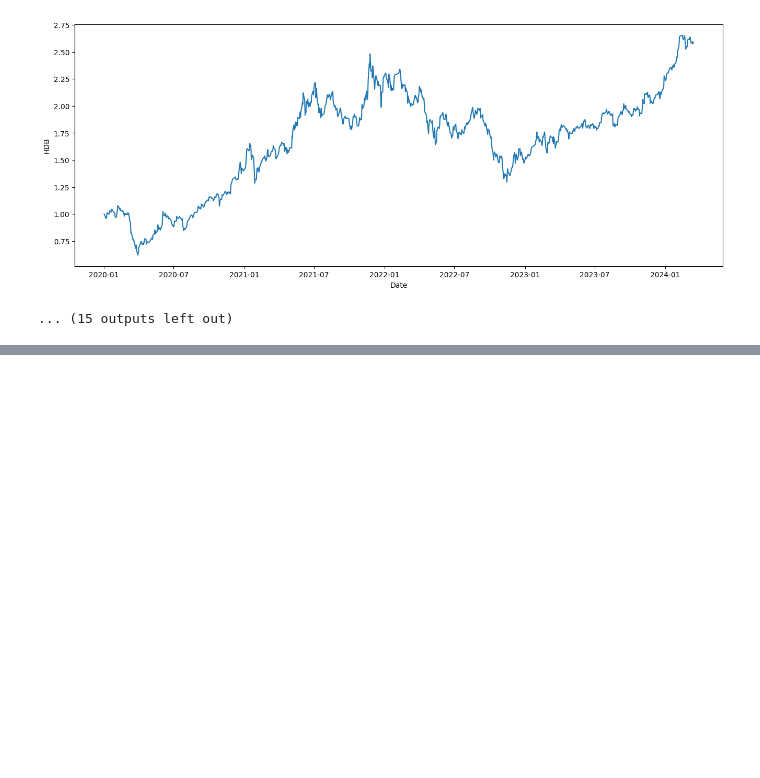
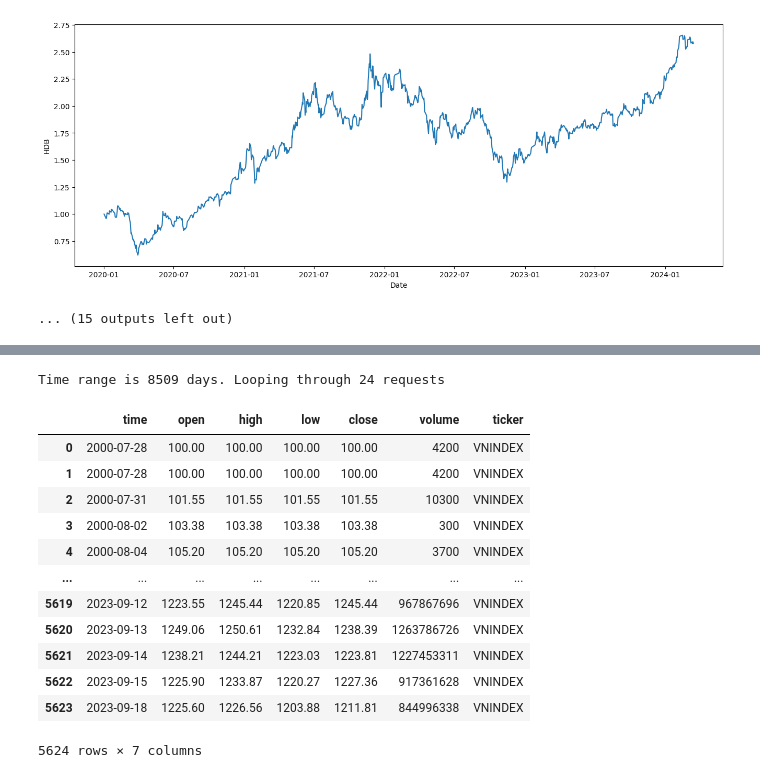
Before and after one commit to nvkhoa14/CAPM, a Jupyter notebook: VN30.ipynb, the cells around one changed output, grey strips where cells are left out. Drawn from its saved outputs; the diff is of its cells as text; code cells hidden in the pictures; blank space fills up the shorter version.

```diff
--- a/VN30.ipynb
+++ b/VN30.ipynb
@@ -65,0 +77,17 @@ NameError: name 'get_index_series' is not defined
+# %%
+stock_historical_data("VNINDEX", "2000-06-01", "2023-09-18", "1D", "index", source='TCBS')
+# %% [output]
+Time range is 8509 days. Looping through 24 requests
+|  | time | open | high | low | close | volume | ticker |
+| 0 | 2000-07-28 | 100.00 | 100.00 | 100.00 | 100.00 | 4200 | VNINDEX |
+| 1 | 2000-07-28 | 100.00 | 100.00 | 100.00 | 100.00 | 4200 | VNINDEX |
+| 2 | 2000-07-31 | 101.55 | 101.55 | 101.55 | 101.55 | 10300 | VNINDEX |
+| 3 | 2000-08-02 | 103.38 | 103.38 | 103.38 | 103.38 | 300 | VNINDEX |
+| 4 | 2000-08-04 | 105.20 | 105.20 | 105.20 | 105.20 | 3700 | VNINDEX |
+| ... | ... | ... | ... | ... | ... | ... | ... |
+| 5619 | 2023-09-12 | 1223.55 | 1245.44 | 1220.85 | 1245.44 | 967867696 | VNINDEX |
+| 5620 | 2023-09-13 | 1249.06 | 1250.61 | 1232.84 | 1238.39 | 1263786726 | VNINDEX |
+| 5621 | 2023-09-14 | 1238.21 | 1244.21 | 1223.03 | 1223.81 | 1227453311 | VNINDEX |
+| 5622 | 2023-09-15 | 1225.90 | 1233.87 | 1220.27 | 1227.36 | 917361628 | VNINDEX |
+| 5623 | 2023-09-18 | 1225.60 | 1226.56 | 1203.88 | 1211.81 | 844996338 | VNINDEX |
+5624 rows × 7 columns
```
Also changed, not shown: parts of 3 cells of this notebook.
